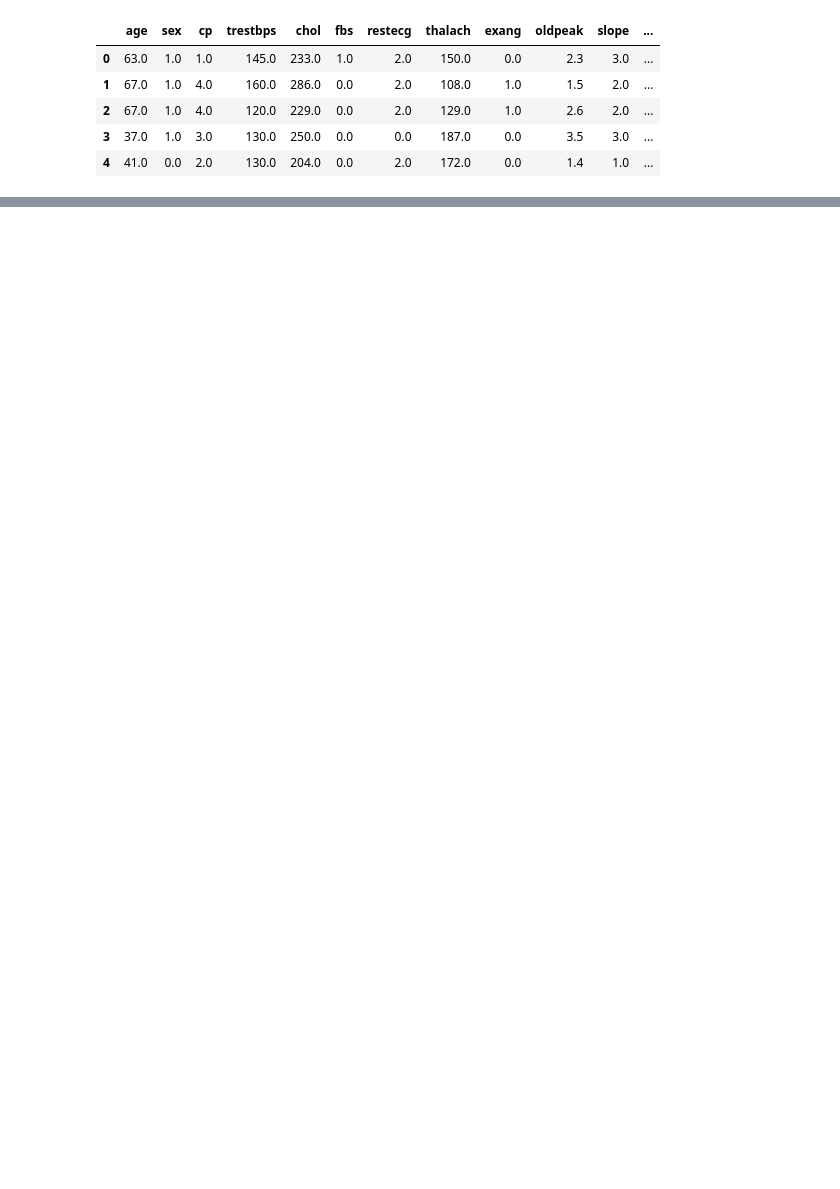
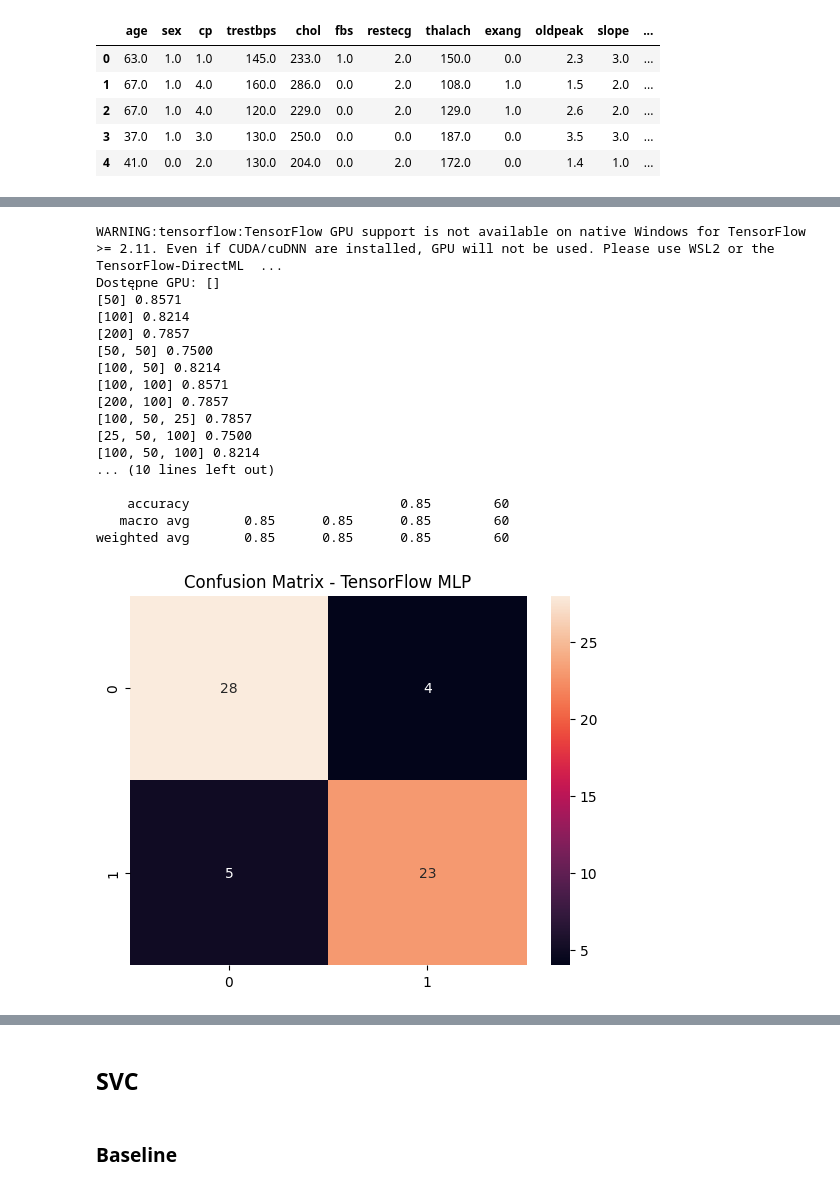
Before and after one commit to PogchampMuffin3/heart-disease-classification, a Jupyter notebook: heart_disease_classification.ipynb, the cells around one changed output, grey strips where cells are left out. Cells and saved outputs as stored; diff of their text form; code cells hidden in the pictures; blank space fills up the shorter version.

```diff
--- a/heart_disease_classification.ipynb
+++ b/heart_disease_classification.ipynb
@@ -893,0 +223,71 @@ for name, r in {'accuracy': results_a, 'recall': results_r, 'precision': results
+# %%
+tf.config.experimental.enable_op_determinism()
+tf.keras.utils.set_random_seed(RANDOM_STATE)
+def train_model(hidden_layers:List[int], activation, optymizer, dropout, epochs):
+  model = keras.Sequential()
+  for i in hidden_layers:
+    model.add(keras.layers.Dense(i, activation=activation))
+    model.add(keras.layers.Dropout(dropout))
+  model.add(keras.layers.Dense(1, activation='sigmoid'))
+
+  model.compile(optimizer=optymizer, loss='binary_crossentropy', metrics=[SCORING])
+  early_stop = keras.callbacks.EarlyStopping(monitor='val_loss', patience=20, restore_best_weights=True)
+  model.fit(X_train, y_train, epochs=epochs, validation_split=0.2, verbose=0, callbacks=[early_stop])
+  return model
+# %%
+print("Dostępne GPU:", tf.config.list_physical_devices('GPU'))
+architectures = [
+    [50],
+    [100],
+    [200],
+    [50,50],
+    [100,50],
+    [100,100],
+    [200,100],
+    [100,50,25],
+    [25,50,100],
+    [100,50,100]
+]
+arch_accs = []
+best = {'rec': 0}
+
+for layers in architectures:
+  m = train_model(layers, 'relu', 'adam', 0.2, 200)
+  rec = m.evaluate(X_test, y_test, verbose=0, return_dict=True)[SCORING]
+  arch_accs.append(rec)
+  if best['rec'] < rec:
+    best = {'layers': layers, 'rec': rec}
+  print(f'{layers} {rec:.4f}')
+print('Best:', best, '\n')
+
+model = train_model(best['layers'], 'relu', 'adam', 0.2, 200)
+y_pred_TF_proba = model.predict(X_test, verbose=0)
+y_pred_TF = (y_pred_TF_proba > 0.4).astype(int)
+results_a['TensorFlow MLP'], results_r['TensorFlow MLP'], results_p['TensorFlow MLP'] = model_summary(y_test, y_pred_TF, "TensorFlow MLP")
+
+arch_labels = [str(a) for a in architectures]
+plt.barh(arch_labels, arch_accs)
+plt.xlabel(SCORING)
+plt.title('MLP - comparison of architectures')
+plt.xlim(0.5, 0.95)
+plt.tight_layout()
+plt.show()
+# %% [output]
+WARNING:tensorflow:TensorFlow GPU support is not available on native Windows for TensorFlow >= 2.11. Even if CUDA/cuDNN are installed, GPU will not be used. Please use WSL2 or the TensorFlow-DirectML  ...
+Dostępne GPU: []
+[50] 0.8571
+[100] 0.8214
+[200] 0.7857
+[50, 50] 0.7500
+[100, 50] 0.8214
+[100, 100] 0.8571
+[200, 100] 0.7857
+[100, 50, 25] 0.7857
+[25, 50, 100] 0.7500
+[100, 50, 100] 0.8214
+... (10 lines left out)
+
+    accuracy                           0.85        60
+   macro avg       0.85      0.85      0.85        60
+weighted avg       0.85      0.85      0.85        60
+[figure, added]
@@ -893,0 +295,4 @@ for name, r in {'accuracy': results_a, 'recall': results_r, 'precision': results
+# %% [markdown]
+## SVC
+# %% [markdown]
+### Baseline
```
Also changed, not shown: parts of 93 cells of this notebook.
